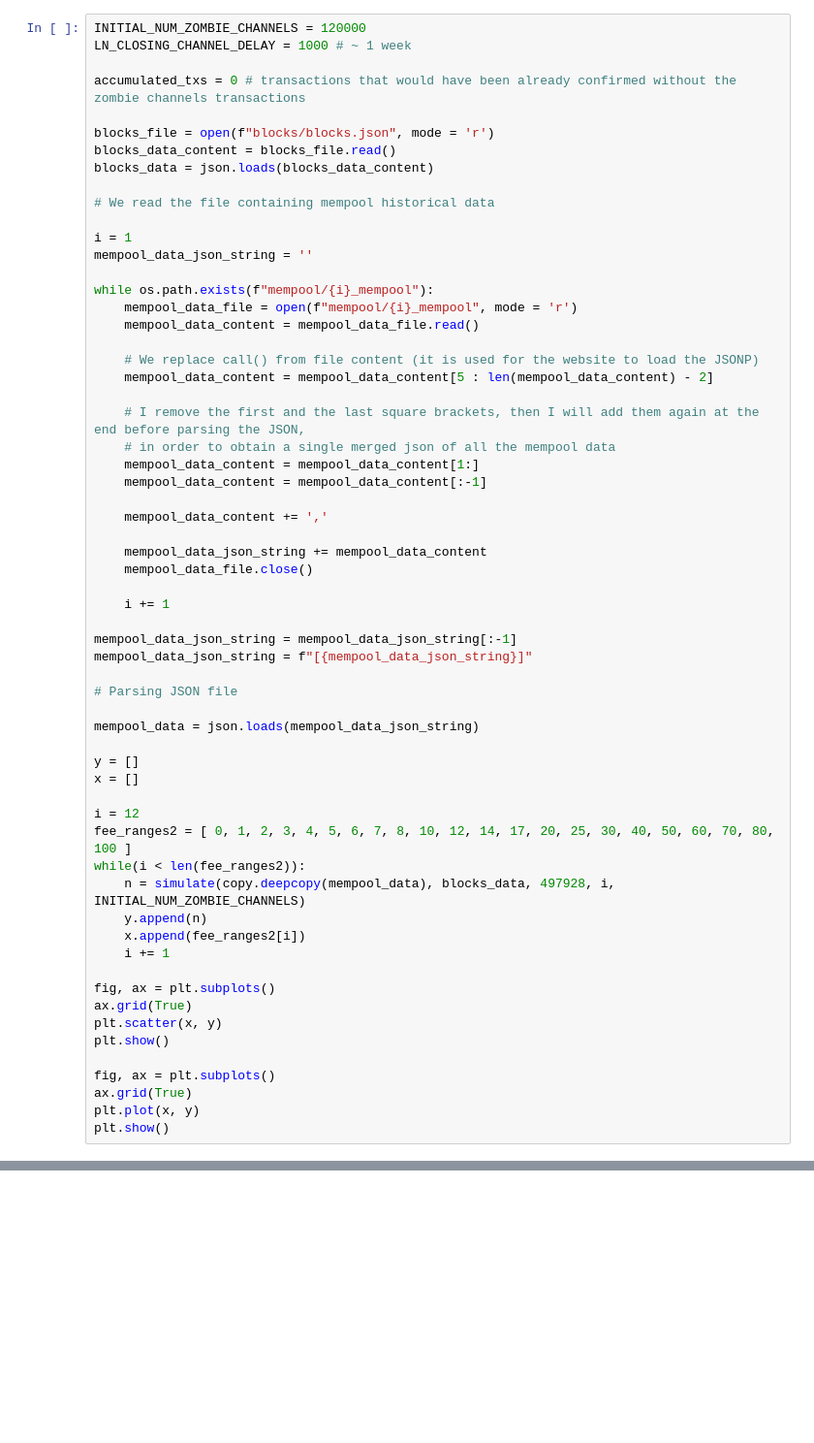
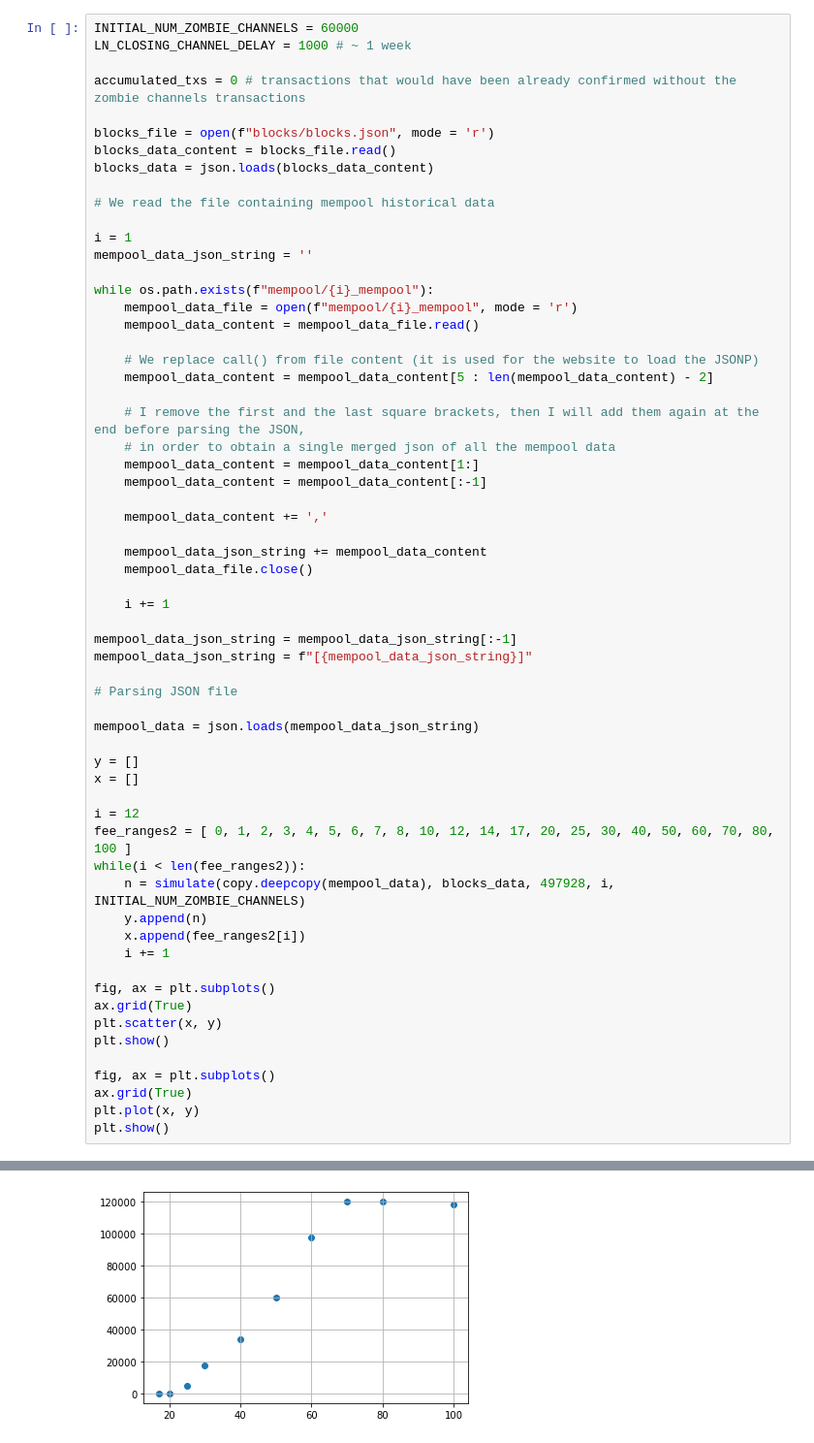
Before and after one commit to CosimoSguanci/Mass-Exit-Attacks-on-LN, a Jupyter notebook: StealFundsAttackSimulation.ipynb, the cells around one changed output, grey strips where cells are left out. Shown at 97% size. Drawn from its saved outputs; the diff is of its cells as text; blank space fills up the shorter version.

```diff
--- a/StealFundsAttackSimulation.ipynb
+++ b/StealFundsAttackSimulation.ipynb
@@ -295,7 +296,7 @@ def simulate(mempool_data, blocks_data, first_block_height, fee_index_attacker,
 
     return None
 # %%
-INITIAL_NUM_ZOMBIE_CHANNELS = 120000
+INITIAL_NUM_ZOMBIE_CHANNELS = 60000
 LN_CLOSING_CHANNEL_DELAY = 1000 # ~ 1 week
 
 accumulated_txs = 0 # transactions that would have been already confirmed without the zombie channels transactions
@@ -355,3 +356,4 @@ fig, ax = plt.subplots()
 ax.grid(True)
 plt.plot(x, y)
 plt.show()
+# %% [output]
@@ -357,0 +380 @@ plt.show()
+[figure, added]
```
Also changed, not shown: parts of 2 cells of this notebook.
